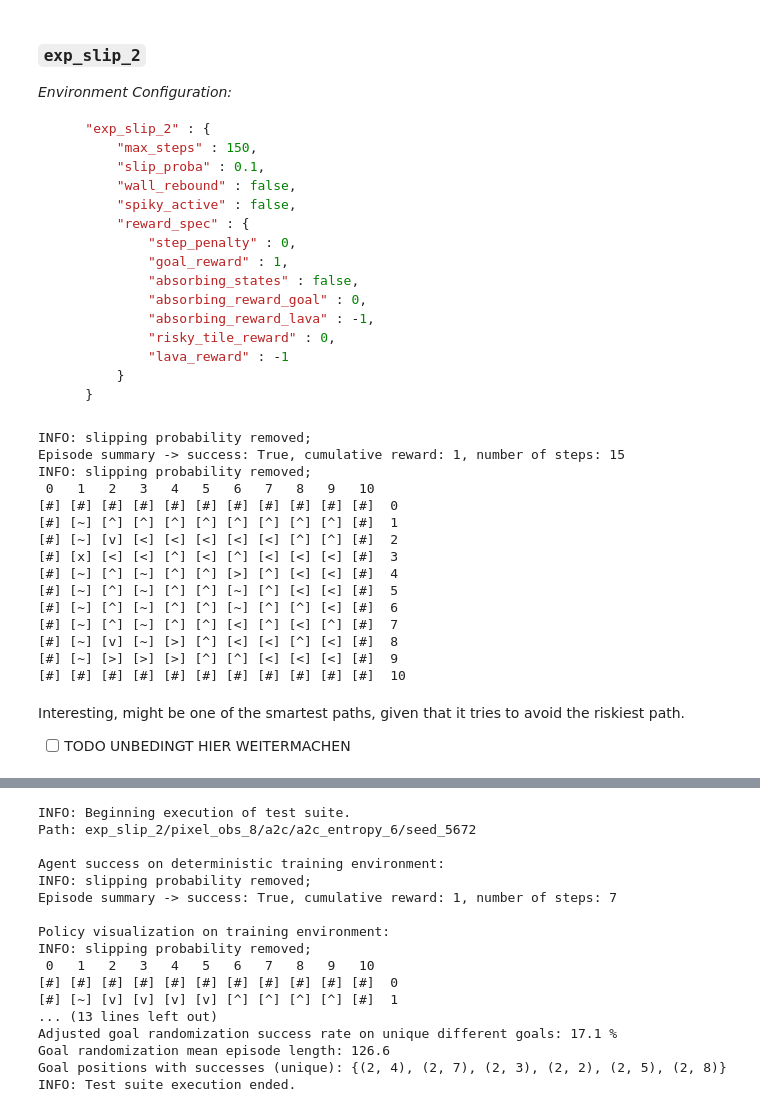
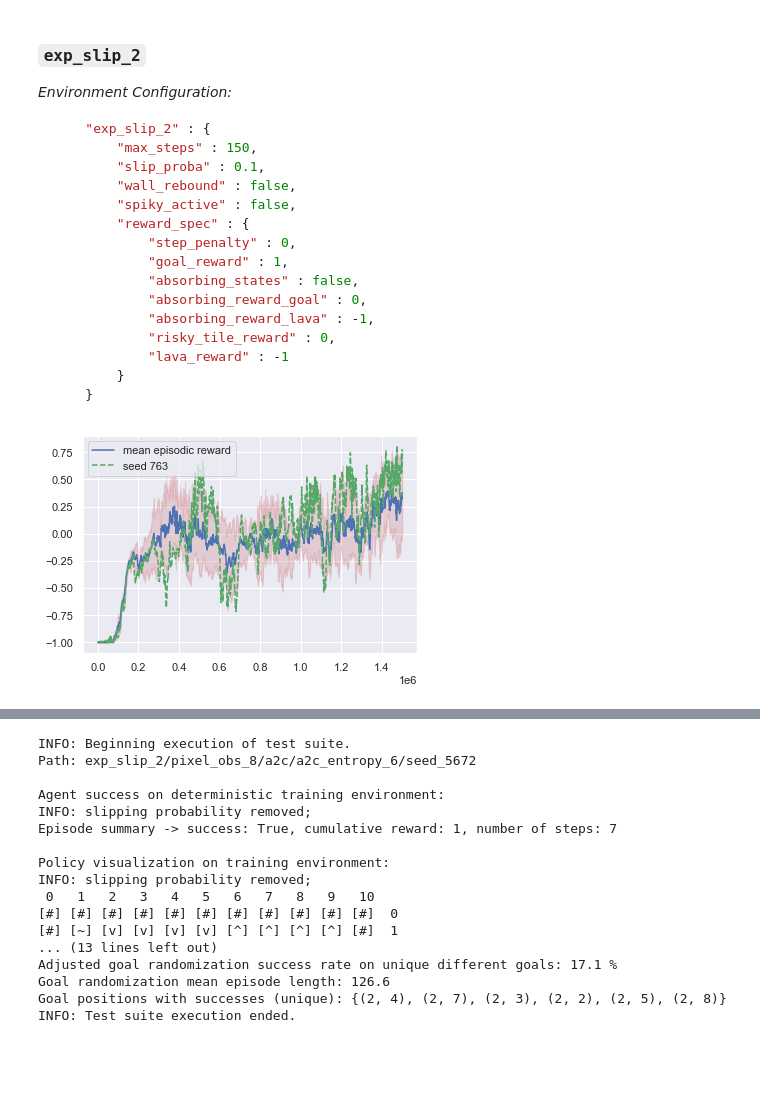
Before and after one commit to tilidev/BA_DRL_Gridworlds, a Jupyter notebook: eval_agents.ipynb, the cells around one changed output, grey strips where cells are left out. Drawn from its saved outputs; the diff is of its cells as text; code cells hidden in the pictures; blank space fills up the shorter version.

````diff
--- a/eval_agents.ipynb
+++ b/eval_agents.ipynb
@@ -1095,25 +1132,8 @@ _Environment Configuration:_
     }
 ```
 # %%
-execute_episode(model_path_prefix + "exp_slip_2/tensor_obs/dqn/dqn_low_eps/seed_763_best_model/best_model")
-print(visualize_policy(model_path_prefix + "exp_slip_2/tensor_obs/dqn/dqn_low_eps/seed_763_best_model/best_model"))
+dqn_slip_2 = model_path_prefix + "exp_slip_2/tensor_obs/dqn/dqn_low_eps/seed_763_best_model/best_model"
-# %% [output]
-INFO: slipping probability removed;
-Episode summary -> success: True, cumulative reward: 1, number of steps: 15
-INFO: slipping probability removed;
- 0   1   2   3   4   5   6   7   8   9   10
-[#] [#] [#] [#] [#] [#] [#] [#] [#] [#] [#]  0
-[#] [~] [^] [^] [^] [^] [^] [^] [^] [^] [#]  1
-[#] [~] [v] [<] [<] [<] [<] [<] [^] [^] [#]  2
-[#] [x] [<] [<] [^] [<] [^] [<] [<] [<] [#]  3
-[#] [~] [^] [~] [^] [^] [>] [^] [<] [<] [#]  4
-[#] [~] [^] [~] [^] [^] [~] [^] [<] [<] [#]  5
-[#] [~] [^] [~] [^] [^] [~] [^] [^] [<] [#]  6
-[#] [~] [^] [~] [^] [^] [<] [^] [<] [^] [#]  7
-[#] [~] [v] [~] [>] [^] [<] [<] [^] [<] [#]  8
-[#] [~] [>] [>] [>] [^] [^] [<] [<] [<] [#]  9
-[#] [#] [#] [#] [#] [#] [#] [#] [#] [#] [#]  10
-# %% [markdown]
-Interesting, might be one of the smartest paths, given that it tries to avoid the riskiest path.
-
-- [ ] TODO UNBEDINGT HIER WEITERMACHEN
+# %%
+plot_mean_std("FBGYxl10To2yZF6gA8IGsg", add_best=True)
+# %% [output]
+[figure, added]
````
Also changed, not shown: parts of 12 cells of this notebook, 1 other file.
